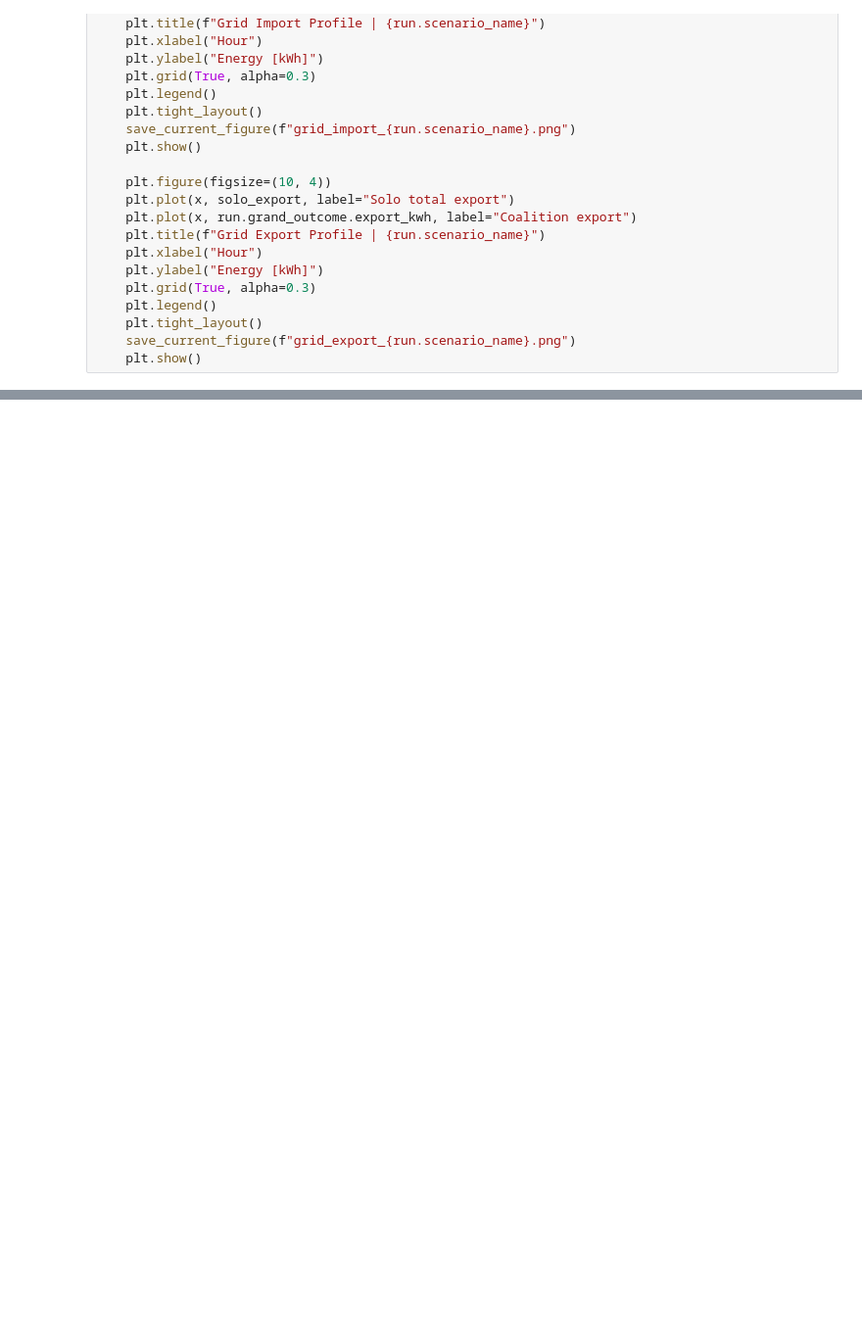
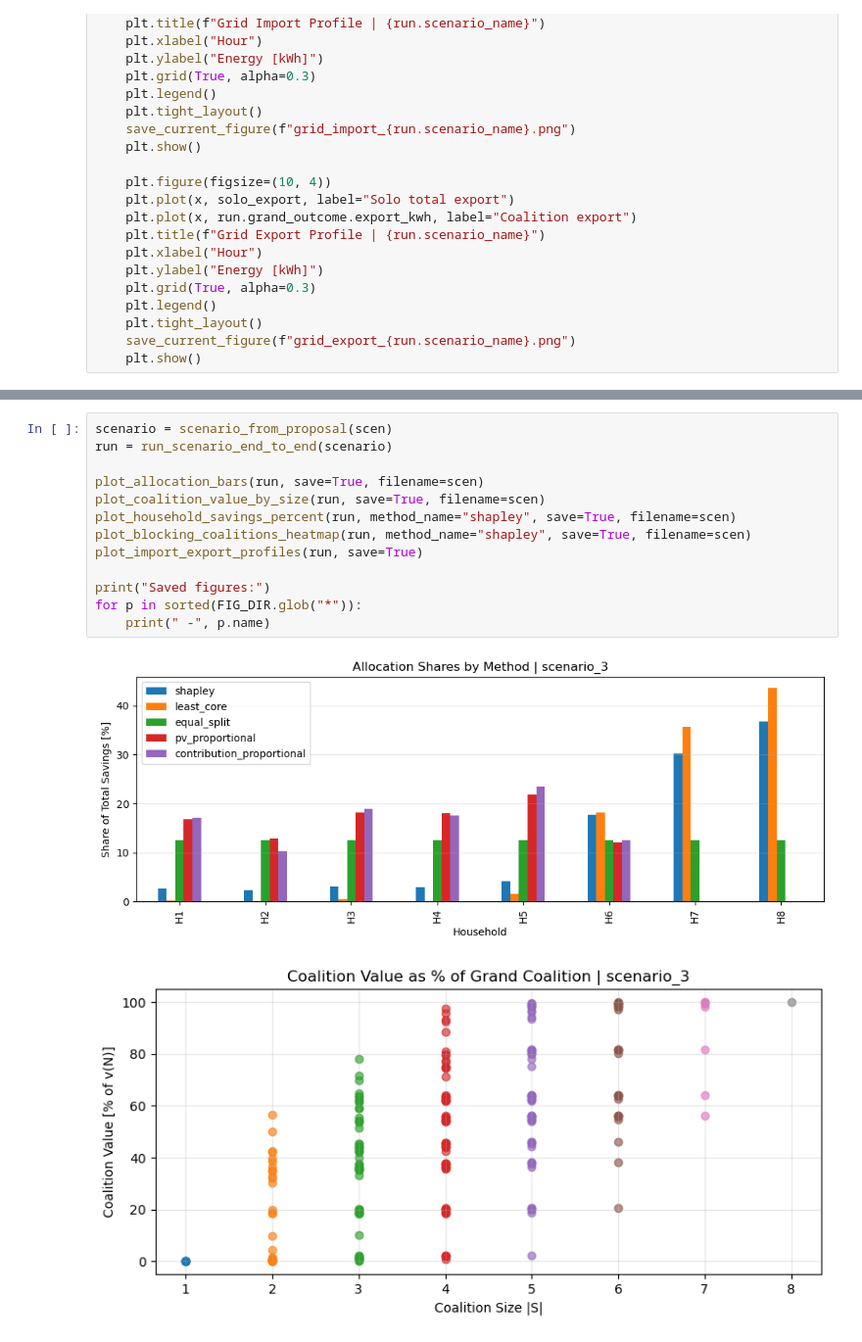
Before and after one commit to ognjen217/GameTheoryProject, a Jupyter notebook: GameTheoryFinalCode.ipynb, the cells around one changed output, grey strips where cells are left out. Shown at 98% size. Saved outputs shown, nothing was run; the diff lists cells and outputs as text; blank space fills up the shorter version.

```diff
--- a/GameTheoryFinalCode.ipynb
+++ b/GameTheoryFinalCode.ipynb
@@ -2035,0 +2194,16 @@ Saved figure files:
+# %%
+scenario = scenario_from_proposal(scen)
+run = run_scenario_end_to_end(scenario)
+
+plot_allocation_bars(run, save=True, filename=scen)
+plot_coalition_value_by_size(run, save=True, filename=scen)
+plot_household_savings_percent(run, method_name="shapley", save=True, filename=scen)
+plot_blocking_coalitions_heatmap(run, method_name="shapley", save=True, filename=scen)
+plot_import_export_profiles(run, save=True)
+
+print("Saved figures:")
+for p in sorted(FIG_DIR.glob("*")):
+    print(" -", p.name)
+# %% [output]
+[figure, added]
+[figure, added]
```
Also changed, not shown: parts of 7 cells of this notebook, 30 other files.
